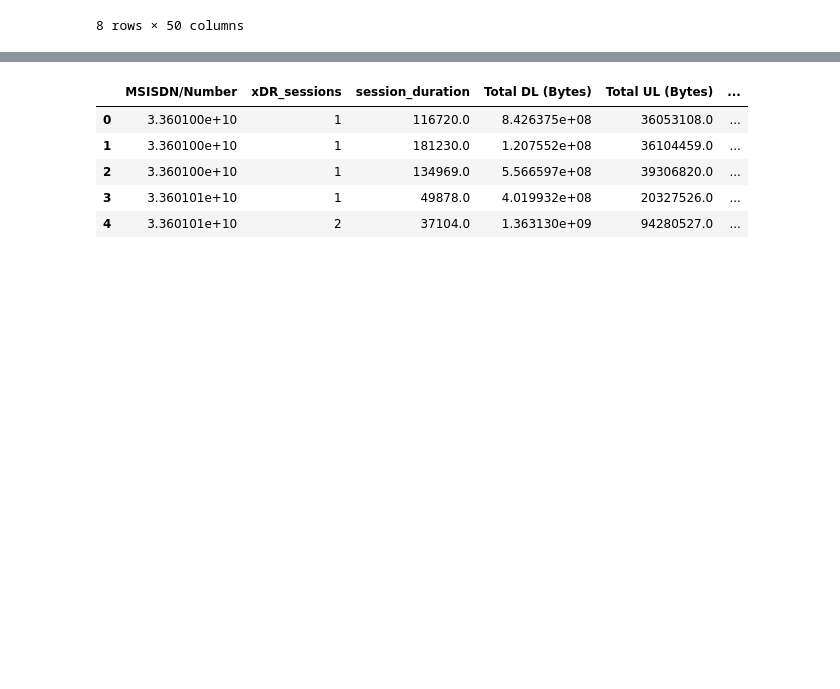
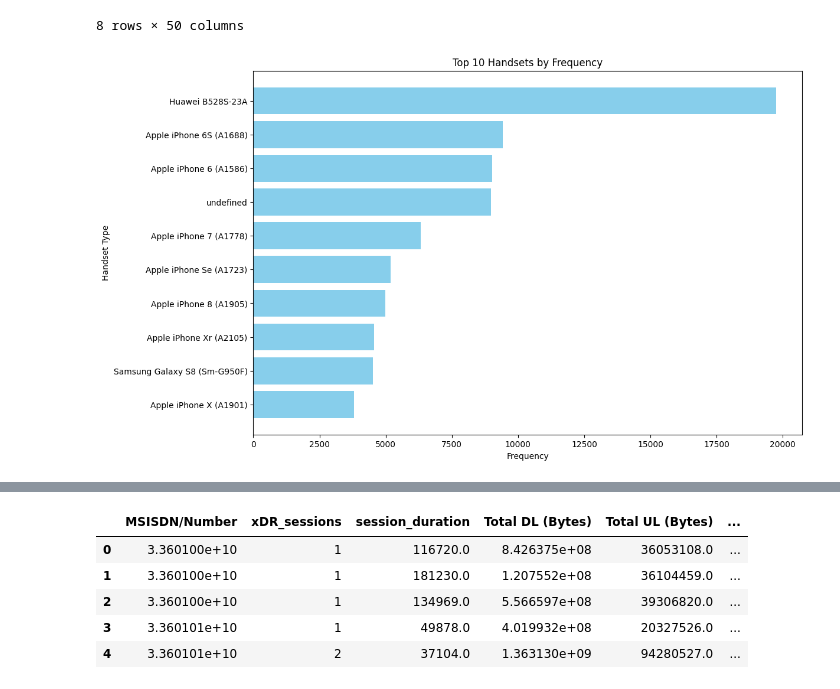
Before and after one commit to teddyhabtamu/Kifiya-AIM-Week-2, a Jupyter notebook: notebooks/data_preparation_and_cleaning.ipynb, the cells around one changed output, grey strips where cells are left out. Cells and saved outputs as stored; diff of their text form; code cells hidden in the pictures; blank space fills up the shorter version.

```diff
--- a/notebooks/data_preparation_and_cleaning.ipynb
+++ b/notebooks/data_preparation_and_cleaning.ipynb
@@ -51,3 +51,11 @@ cleaned_data.describe()
 | 75% | 1.304243e+19 | 749.000000 | 750.000000 | 132430.000000 | 2.082018e+14 | 3.368307e+10 | 8.611970e+13 | 62.000000 | ... |
 | max | 1.318654e+19 | 999.000000 | 999.000000 | 244914.875000 | 2.082023e+14 | 3.373178e+10 | 9.900120e+13 | 127.000000 | ... |
 8 rows × 50 columns
+# %%
+importlib.reload(dp)
+handset_freq = dp.aggregate_handset_frequency(cleaned_data)
+# %%
+importlib.reload(dp)
+dp.plot_top_handsets(handset_freq)
+# %% [output]
+[figure, added]
```
Also changed, not shown: parts of 3 cells of this notebook, 3 other files.
